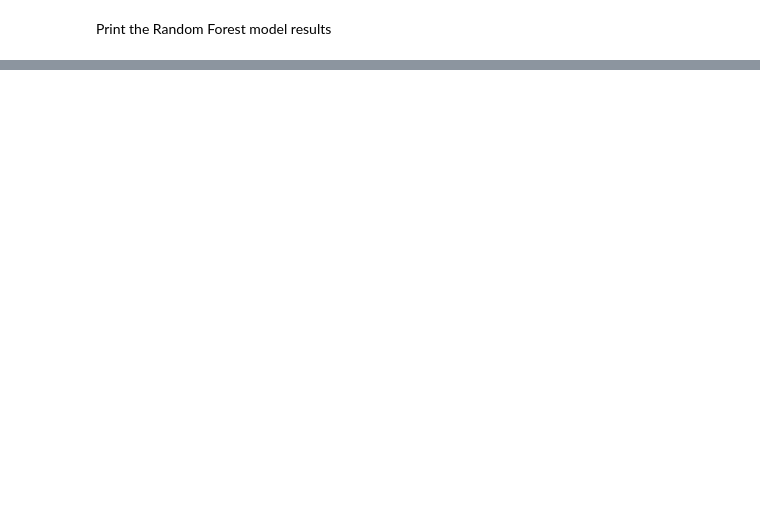
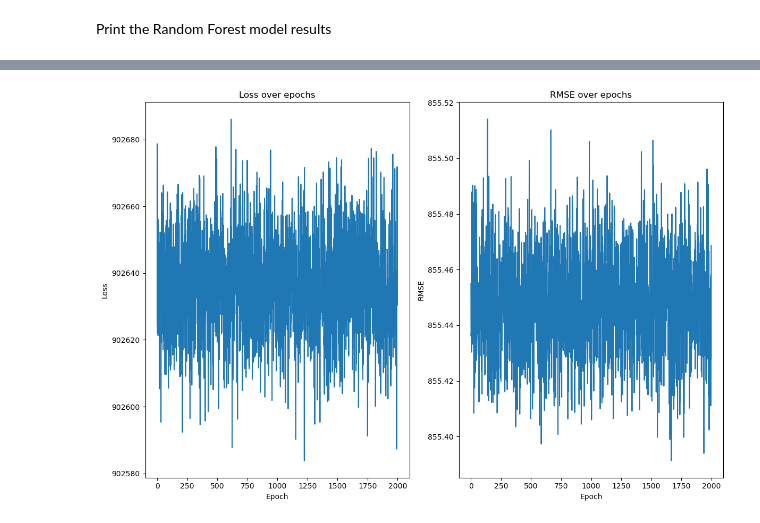
Before and after one commit to MikeKata13/Business_Analytics_Project, a Jupyter notebook: mike.ipynb, the cells around one changed output, grey strips where cells are left out. Drawn from its saved outputs; the diff is of its cells as text; code cells hidden in the pictures; blank space fills up the shorter version.

Commit message:
Neural networks implemented

```diff
--- a/mike.ipynb
+++ b/mike.ipynb
@@ -350,0 +441,92 @@ plt.show()
+# %%
+# Standardize the features
+scaler = StandardScaler()
+features_standardized = scaler.fit_transform(features)
+
+X_train, X_test, y_train, y_test = train_test_split(features_standardized, target, test_size=0.2, random_state=42)
+
+# Convert data to PyTorch tensors
+X_train_tensor = torch.tensor(X_train, dtype=torch.float32)
+y_train_tensor = torch.tensor(y_train.values, dtype=torch.float32)
+X_test_tensor = torch.tensor(X_test, dtype=torch.float32)
+y_test_tensor = torch.tensor(y_test.values, dtype=torch.float32)
+
+# Neural Network model with dropout
+class EnhancedRegressionModel(nn.Module):
+    def __init__(self, input_size):
+        super(EnhancedRegressionModel, self).__init__()
+        self.fc1 = nn.Linear(input_size, 2048)
+        self.relu1 = nn.LeakyReLU(0.2)
+        self.dropout1 = nn.Dropout(0.5)
+        self.fc2 = nn.Linear(2048, 1024)
+        self.relu2 = nn.LeakyReLU(0.2)
+        self.dropout2 = nn.Dropout(0.5)
+        self.fc3 = nn.Linear(1024, 512)
+        self.relu3 = nn.LeakyReLU(0.2)
+        self.dropout3 = nn.Dropout(0.5)
+        self.fc4 = nn.Linear(512, 1)
+
+    def forward(self, x):
+        x = self.fc1(x)
+        x = self.relu1(x)
+        x = self.dropout1(x)
+        x = self.fc2(x)
+        x = self.relu2(x)
+        x = self.dropout2(x)
+        x = self.fc3(x)
+        x = self.relu3(x)
+        x = self.dropout3(x)
+        x = self.fc4(x)
+        return x
+
+# Loss function and optimizer
+criterion = nn.MSELoss()
+optimizer = optim.Adam(model.parameters(), lr=0.001)
+
+# Evaluation on the test set
+def evaluate(model, X_test_tensor, y_test_tensor):
+    with torch.no_grad():
+        y_pred_tensor = model(X_test_tensor)
+        rmse_nn = torch.sqrt(criterion(y_pred_tensor, y_test_tensor.view(-1, 1)))
+        return rmse_nn
+
+# Training the model
+epochs = 20000
+losses = []  # Keep track of the losses over time
+rmse_array = []
+
+model = EnhancedRegressionModel(input_size=X_train.shape[1])
+
+for epoch in range(epochs):
+    # Forward pass
+    outputs = model(X_train_tensor)
+    loss = criterion(outputs, y_train_tensor.view(-1, 1))
+
+    # Backward pass and optimization
+    optimizer.zero_grad()
+    loss.backward()
+    optimizer.step()
+
+    # Print progress
+    if (epoch + 1) % 10 == 0:
+        losses.append(loss.item())
+        rmse_nn = evaluate(model, X_test_tensor, y_test_tensor)
+        rmse_array.append(rmse_nn.item())
+
+# Plot the loss over epochs
+plt.figure(figsize=(12, 8))
+plt.subplot(1, 2, 1)
+plt.plot(losses)
+plt.xlabel('Epoch')
+plt.ylabel('Loss')
+plt.title('Loss over epochs')
+plt.subplot(1, 2, 2)
+plt.plot(rmse_array)
+plt.xlabel('Epoch')
+plt.ylabel('RMSE')
+plt.title('RMSE over epochs')
+plt.tight_layout()
+plt.savefig('plots/nn_metrics.png')
+plt.show()
+# %% [output]
+[figure, added]
```
Also changed, not shown: parts of 15 cells of this notebook, 1 other file.
